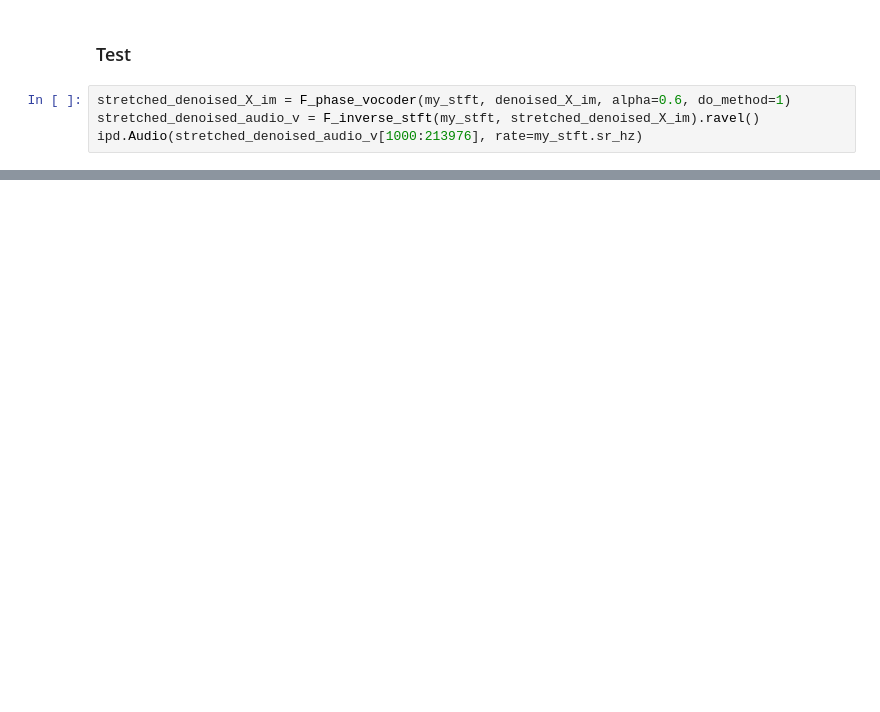
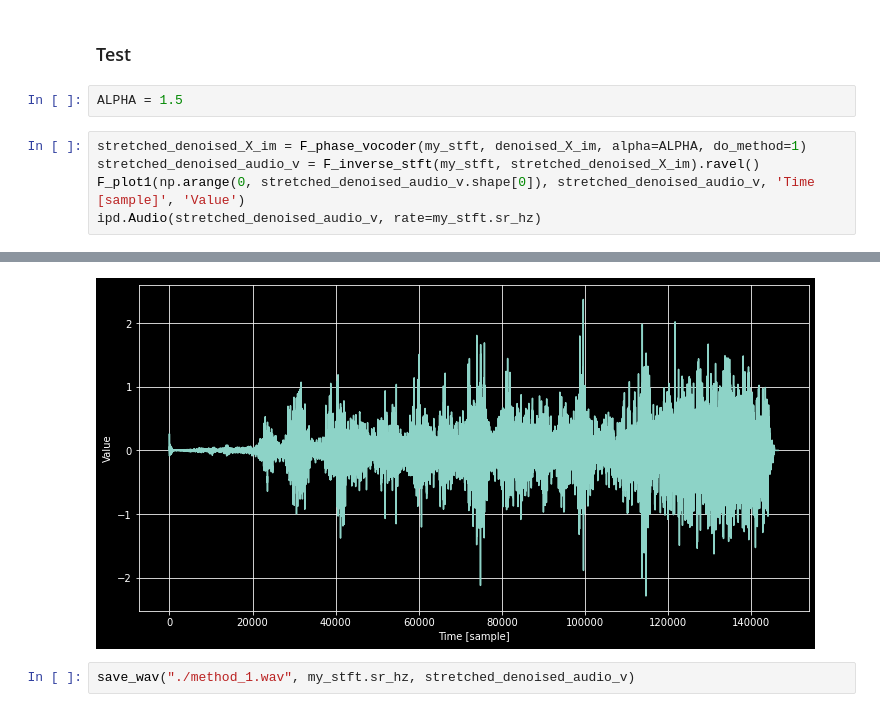
Before and after one commit to abodinier/Audio-and-Music-Information-Retrieval, a Jupyter notebook: 01 - TFCT/2022-01_Lab_AMIR_PhaseVocoder1.1_student.ipynb, the cells around one changed output, grey strips where cells are left out. Saved outputs shown, nothing was run; the diff lists cells and outputs as text; blank space fills up the shorter version.

```diff
--- a/01 - TFCT/2022-01_Lab_AMIR_PhaseVocoder1.1_student.ipynb
+++ b/01 - TFCT/2022-01_Lab_AMIR_PhaseVocoder1.1_student.ipynb
@@ -494,10 +528,16 @@ def F_phase_vocoder(my_stft, X_im, alpha, do_method = 3):
     return hat_X_im
 # %% [markdown]
 ### Test
+# %%
+ALPHA = 1.5
 # %%
-stretched_denoised_X_im = F_phase_vocoder(my_stft, denoised_X_im, alpha=0.6, do_method=1)
+stretched_denoised_X_im = F_phase_vocoder(my_stft, denoised_X_im, alpha=ALPHA, do_method=1)
 stretched_denoised_audio_v = F_inverse_stft(my_stft, stretched_denoised_X_im).ravel()
-ipd.Audio(stretched_denoised_audio_v[1000:213976], rate=my_stft.sr_hz)
+F_plot1(np.arange(0, stretched_denoised_audio_v.shape[0]), stretched_denoised_audio_v, 'Time [sample]', 'Value')
+ipd.Audio(stretched_denoised_audio_v, rate=my_stft.sr_hz)
 # %% [output]
 [interactive output not drawn]
+[figure, added]
+# %%
+save_wav("./method_1.wav", my_stft.sr_hz, stretched_denoised_audio_v)
 # %%
```
Also changed, not shown: parts of 17 cells of this notebook.
